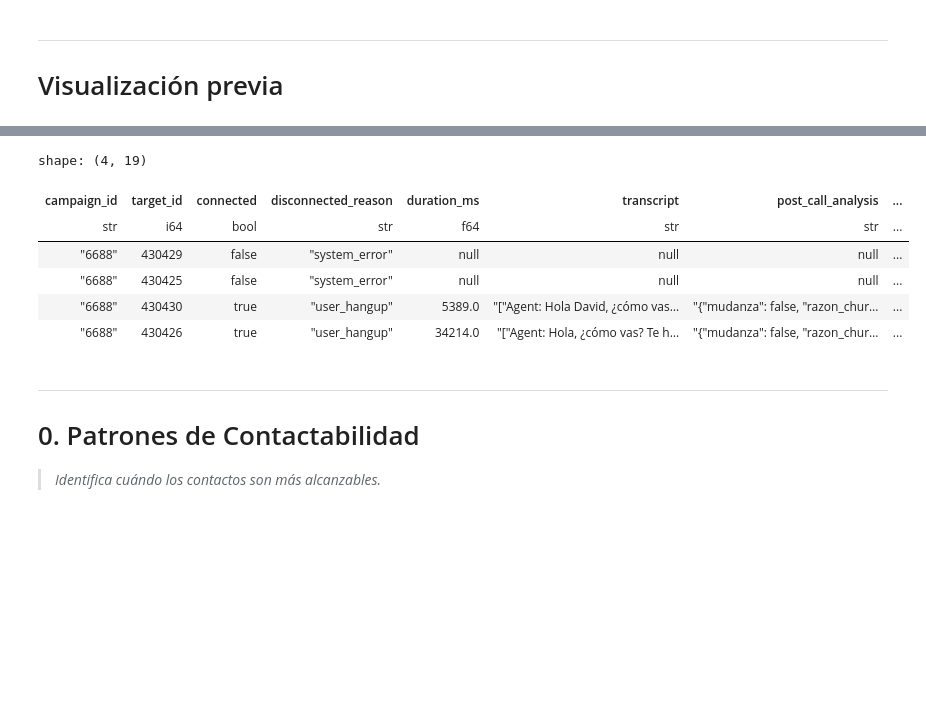
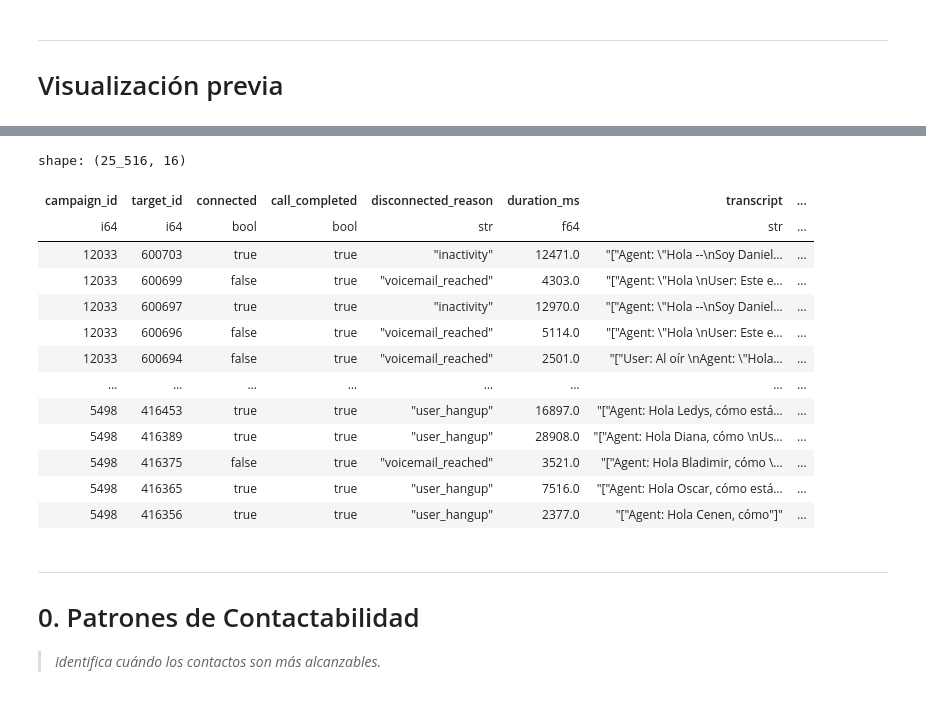
Before and after one commit to LotusZaheer/Yarvis-challenge, a Jupyter notebook: main.ipynb, the cells around one changed output, grey strips where cells are left out. Cells and saved outputs as stored; diff of their text form; code cells hidden in the pictures; blank space fills up the shorter version.

```diff
--- a/main.ipynb
+++ b/main.ipynb
@@ -98,32 +155,38 @@ df.columns
 # %%
-col = ['campaign_id',
+col = [
+ 'campaign_id',
  'target_id',
  'connected',
+ 'call_completed',
  'disconnected_reason',
  'duration_ms',
  'transcript',
  'post_call_analysis',
  'executed_at',
- 'call_completed',
- 'hour',
- 'day_of_month',
  'date',
  'day_of_week',
  'duration_sec',
- 'duration_outlier',
- 'pca_resumen',
  'pca_sentimiento',
  'sentiment_own',
- 'campaign_type']
-df.filter(pl.col("campaign_type") == "prueba").select(col)
+ 'pca_resumen',
+ 'campaign_type'
+ ]
+df.select(col)
 # %% [output]
-shape: (4, 19)
+shape: (25_516, 16)
-| campaign_id | target_id | connected | disconnected_reason | duration_ms | transcript | post_call_analysis | ... |
-| str | i64 | bool | str | f64 | str | str | ... |
-| "6688" | 430429 | false | "system_error" | null | null | null | ... |
-| "6688" | 430425 | false | "system_error" | null | null | null | ... |
-| "6688" | 430430 | true | "user_hangup" | 5389.0 | "["Agent: Hola David, ¿cómo vas… | "{"mudanza": false, "razon_chur… | ... |
-| "6688" | 430426 | true | "user_hangup" | 34214.0 | "["Agent: Hola, ¿cómo vas? Te h… | "{"mudanza": false, "razon_chur… | ... |
+| campaign_id | target_id | connected | call_completed | disconnected_reason | duration_ms | transcript | ... |
+| i64 | i64 | bool | bool | str | f64 | str | ... |
+| 12033 | 600703 | true | true | "inactivity" | 12471.0 | "["Agent: \"Hola --\nSoy Daniel… | ... |
+| 12033 | 600699 | false | true | "voicemail_reached" | 4303.0 | "["Agent: \"Hola \nUser: Este e… | ... |
+| 12033 | 600697 | true | true | "inactivity" | 12970.0 | "["Agent: \"Hola --\nSoy Daniel… | ... |
+| 12033 | 600696 | false | true | "voicemail_reached" | 5114.0 | "["Agent: \"Hola \nUser: Este e… | ... |
+| 12033 | 600694 | false | true | "voicemail_reached" | 2501.0 | "["User: Al oír \nAgent: \"Hola… | ... |
+| … | … | … | … | … | … | … | ... |
+| 5498 | 416453 | true | true | "user_hangup" | 16897.0 | "["Agent: Hola Ledys, cómo está… | ... |
+| 5498 | 416389 | true | true | "user_hangup" | 28908.0 | "["Agent: Hola Diana, cómo \nUs… | ... |
+| 5498 | 416375 | false | true | "voicemail_reached" | 3521.0 | "["Agent: Hola Bladimir, cómo \… | ... |
+| 5498 | 416365 | true | true | "user_hangup" | 7516.0 | "["Agent: Hola Oscar, cómo está… | ... |
+| 5498 | 416356 | true | true | "user_hangup" | 2377.0 | "["Agent: Hola Cenen, cómo"]" | ... |
 # %% [markdown]
 ---
 # 0. Patrones de Contactabilidad
```
Also changed, not shown: parts of 24 cells of this notebook.
